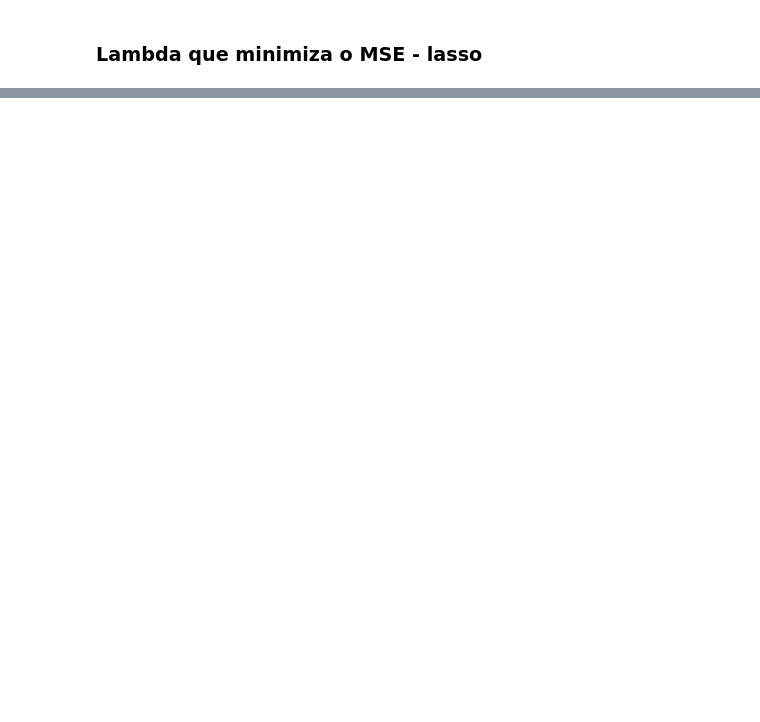
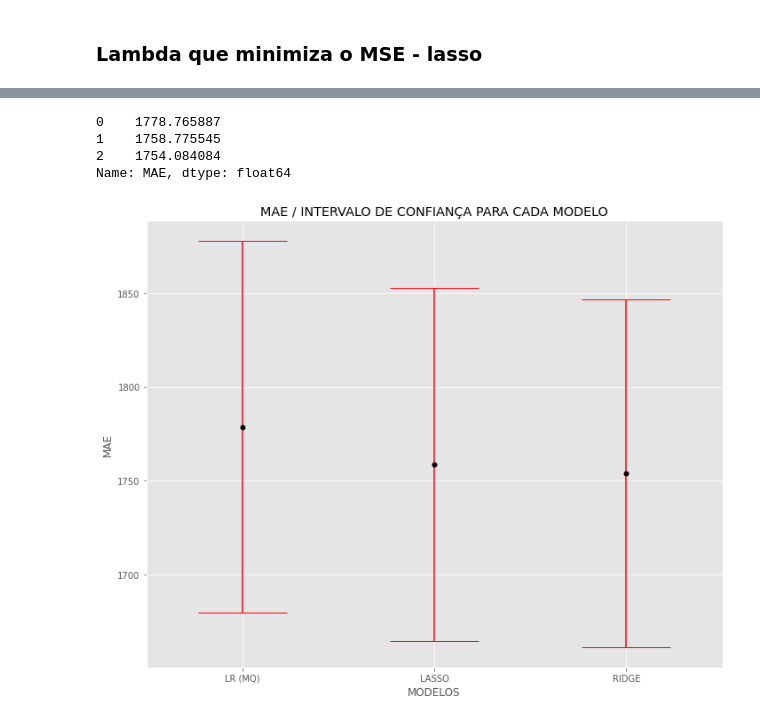
Before and after one commit to escobar-felipe/ML-ufscar, a Jupyter notebook: Lista_01.ipynb, the cells around one changed output, grey strips where cells are left out. Cells and saved outputs as stored; diff of their text form; code cells hidden in the pictures; blank space fills up the shorter version.

```diff
--- a/Lista_01.ipynb
+++ b/Lista_01.ipynb
@@ -455,0 +518,37 @@ RMSE: 2942.1160557742155
+# %%
+std_error_lr = std_error(mean_absolute_error,np.exp(y_pred_lr),np.exp(y_test))
+std_error_lasso = std_error(mean_absolute_error,np.exp(y_pred_lasso),np.exp(y_test))
+std_error_ridge = std_error(mean_absolute_error,np.exp(y_pred_ridge),np.exp(y_test))
+# %%
+mae_lr = mean_absolute_error(np.exp(y_test), np.exp(y_pred_lr))
+mae_lasso = mean_absolute_error(np.exp(y_test), np.exp(y_pred_lasso))
+mae_ridge = mean_absolute_error(np.exp(y_test), np.exp(y_pred_ridge))
+# %%
+df_validacao = {"MODELOS": ["LR (MQ)", "LASSO", "RIDGE"] ,"MAE": [mae_lr, mae_lasso, mae_ridge], "IC_lower": [(mae_lr - std_error_lr),(mae_lasso-std_error_lasso),(mae_ridge-std_error_ridge)],"IC_power": [(mae_lr+std_error_lr),(mae_lasso+std_error_lasso),(mae_ridge+std_error_ridge)]}
+# %%
+df_validacao = pd.DataFrame(df_validacao)
+# %%
+df_validacao.MAE
+# %% [output]
+0    1778.765887
+1    1758.775545
+2    1754.084084
+Name: MAE, dtype: float64
+# %%
+plt.figure().set_size_inches(10, 8)
+x_ticks = df_validacao.MODELOS
+x_1 = np.arange(1, 4)
+y_1 = df_validacao.MAE
+err_1 = [std_error_lr,std_error_lasso,std_error_ridge]
+plt.errorbar(x=x_1, y=y_1, yerr=err_1, color="red", capsize=50,
+             linestyle="None",
+             marker="o", markersize=5, mfc="black", mec="black")
+plt.title('MAE / INTERVALO DE CONFIANÇA PARA CADA MODELO')
+plt.ylabel("MAE")
+plt.xlabel("MODELOS")
+plt.xticks(x_1, x_ticks)
+plt.xlim([0.5, 3.5])
+plt.tight_layout()
+plt.show()
+# %% [output]
+[figure, added]
```
Also changed, not shown: parts of 86 cells of this notebook.
